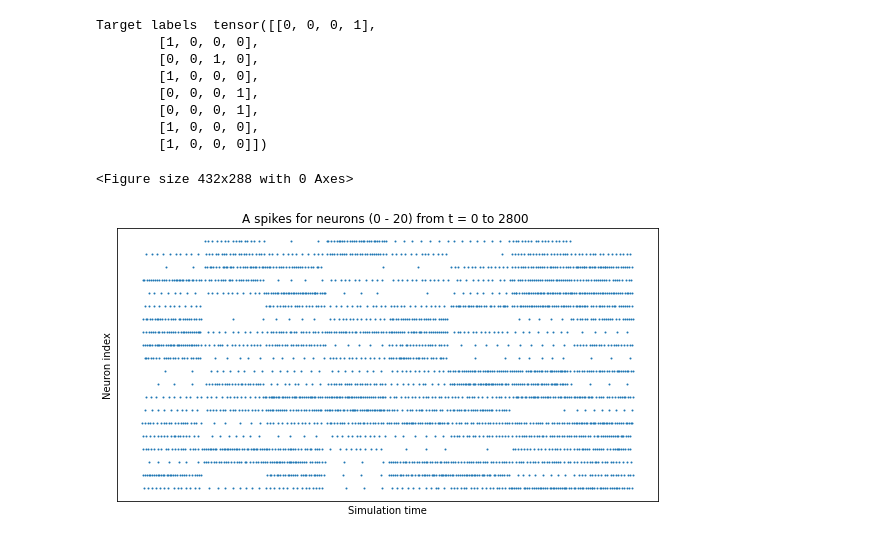
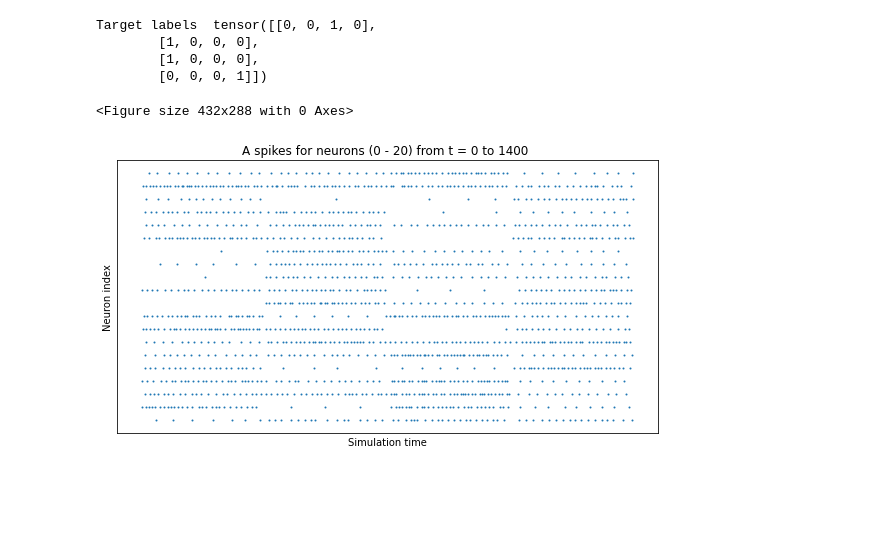
Before and after one commit to aravsi77/spiking_neural_network_thesis, a Jupyter notebook: test_bindsnet_simulation.ipynb, the cells around one changed output. Cells and saved outputs as stored; diff of their text form; code cells hidden in the pictures; blank space fills up the shorter version.

```diff
--- a/test_bindsnet_simulation.ipynb
+++ b/test_bindsnet_simulation.ipynb
@@ -196,7 +196,7 @@ def update_params(net,etaw,etath,di_out,di_hid,a_out,a_hid,x_out,x_hid,ref_spike
     vth[0].add_(d_thid)
 
 
-def build_network(network,nodes,alpha,T_ref,tmp,v_rest,v_thresh,prt_sum=True):
+def build_network(network,nodes,alpha,time,T_ref,tmp,v_rest,v_thresh,prt_sum=True):
     '''
     Procedure to build the SNNs with its specified number of nodes and layer and other parameters
 
@@ -301,7 +301,7 @@ def build_network(network,nodes,alpha,T_ref,tmp,v_rest,v_thresh,prt_sum=True):
         plot_weights(forward_connection2.w,wmin=-1,figsize=[6,6])
         plt.show()
 
-def generate_input(spike_rate,time,batch,prt_input=True):
+def generate_input(spike_rate,nodes,time,batch,prt_input=True):
     '''
     generate dummy random spike dataset to feed to the network
     output : input_data, random input data with dimension input_neuron * time_step
@@ -313,12 +313,14 @@ def generate_input(spike_rate,time,batch,prt_input=True):
     '''
     input_data = torch.zeros(time * batch , nodes[0])
     for j in range(batch):
-        input_rates = spike_rate * torch.rand(source_layer.n)
+        input_rates = spike_rate * torch.rand(nodes[0])
         input_data[j*time:(j*time)+time,:]= encoding.poisson(datum=input_rates, time=time)
 
     inputs = {"A":input_data}
 
-    vary = torch.randint(low=0,high=target_layer.n,size=[batch])
+    vary = torch.randint(low=0,high=nodes[2],size=[batch])
+    if torch.max(vary) < 3:
+        vary = vary + 1
     if batch == 1:
         y = torch.tensor([0, 1, 0, 0],dtype=torch.uint8) #target label
     else:
@@ -379,30 +382,25 @@ build_network(network=network,nodes=nodes,alpha=alpha,T_ref=T_ref,tmp=t_mp,v_res
 # %%
 #create input spike data, where each spike is distributed according poisson distribution
 
 spike_rate = 100 #maximum spike rate in hz
-time = 350 #time for each training sample
-batch = 8 #batch size
+batch = 4 #batch size
 dt = torch.linspace(0,time-1,time) #the time axis
 ref_spike = torch.exp(-dt/t_mp) ##spike referrence
 
-input_data, y, vary = generate_input(spike_rate,time,batch,prt_input=True)
+input_data, y, vary = generate_input(spike_rate,nodes,time,batch,prt_input=True)
 
 #generate the input spike auxilliary activity
 input_spike_aux = torch.zeros(nodes[0],batch)
 #iterate over each data in batch
 for i in range(batch):
     input_spike_aux[:,i] = aux_spike_activity(input_data[i*time:(i*time)+time,:], ref_spike,tmp = 100,T=350,isPlot = False)
 # %% [output]
-Target labels  tensor([[0, 0, 0, 1],
+Target labels  tensor([[0, 0, 1, 0],
         [1, 0, 0, 0],
-        [0, 0, 1, 0],
         [1, 0, 0, 0],
-        [0, 0, 0, 1],
-        [0, 0, 0, 1],
-        [1, 0, 0, 0],
-        [1, 0, 0, 0]])
+        [0, 0, 0, 1]])
 <Figure size 432x288 with 0 Axes>
-[figure, old version]
+[figure, new version]
 # %%
 #begin the training procedure
 
```
Also changed, not shown: parts of 8 cells of this notebook.
